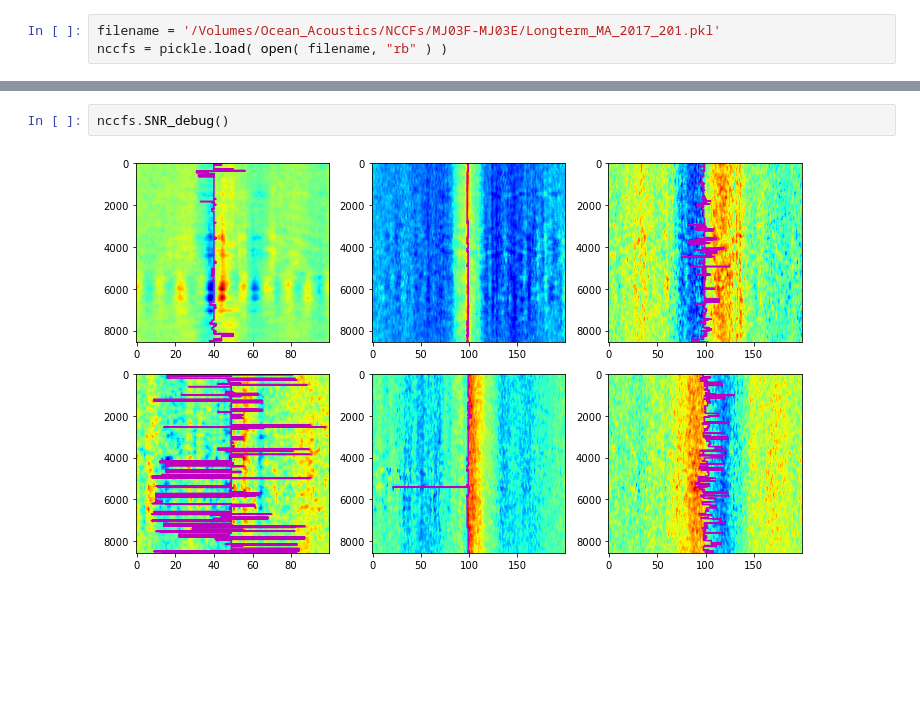
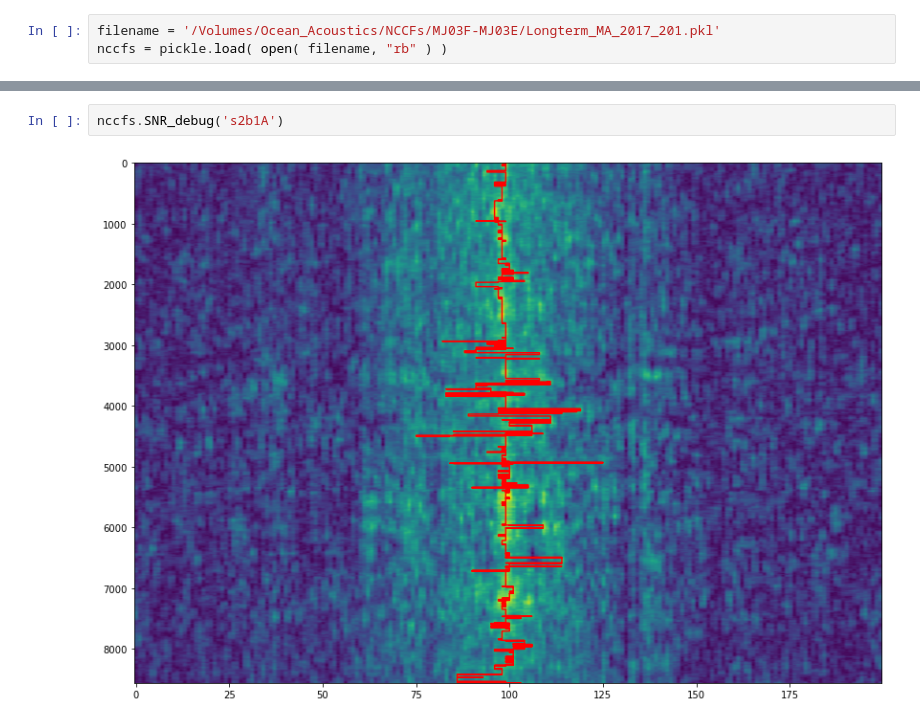
Before and after one commit to John-Ragland/Noise_Interferometry, a Jupyter notebook: Scripts/SNR_algorithm_testing.ipynb, the cells around one changed output, grey strips where cells are left out. Saved outputs shown, nothing was run; the diff lists cells and outputs as text; blank space fills up the shorter version.

```diff
--- a/Scripts/SNR_algorithm_testing.ipynb
+++ b/Scripts/SNR_algorithm_testing.ipynb
@@ -28,4 +15,4 @@ plt.tight_layout()
 # %%
-nccfs.SNR_debug()
+nccfs.SNR_debug('s2b1A')
 # %% [output]
-[figure, old version]
+[figure, new version]
```
Also changed, not shown: parts of 2 cells of this notebook, 3 other files.
